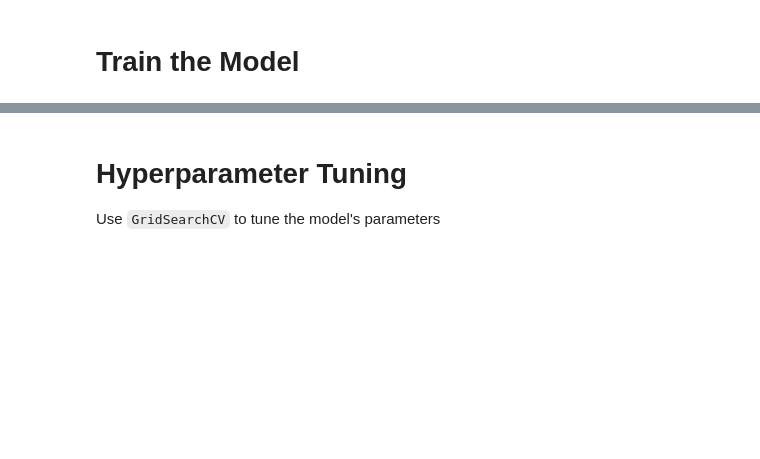
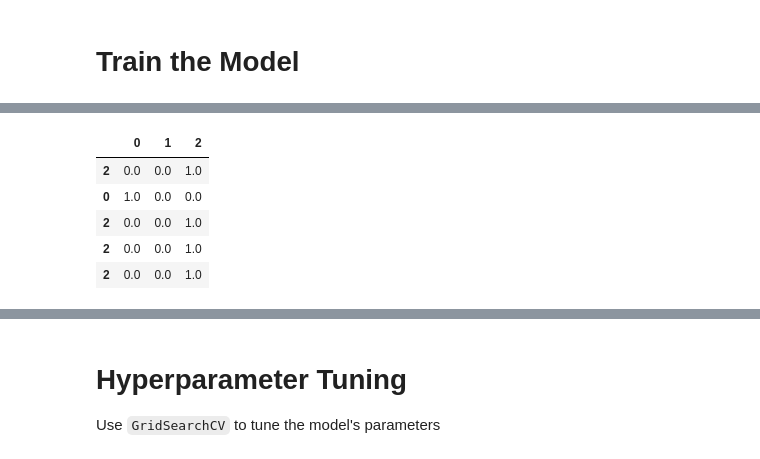
Before and after one commit to saurin33/machine_learning_challenge, a Jupyter notebook: starter_code/model_1.ipynb, the cells around one changed output, grey strips where cells are left out. Cells and saved outputs as stored; diff of their text form; code cells hidden in the pictures; blank space fills up the shorter version.

```diff
--- a/starter_code/model_1.ipynb
+++ b/starter_code/model_1.ipynb
@@ -125,0 +143,4 @@ y_train.shape
+# %%
+enc = OneHotEncoder(handle_unknown='ignore')
+# %%
+y_enc = enc.fit_transform(y_train_e).toarray()
@@ -126,2 +149,5 @@ y_train.shape
 # %% [markdown]
 # Train the Model
+# %%
+rf = RandomForestClassifier()
+rf.fit(X_train_scaled, y_enc)
@@ -127,0 +163,3 @@ y_train.shape
+# %%
+y_pred = rf.predict(X_test_scaled)
+y_pred
@@ -127,0 +174,10 @@ y_train.shape
+# %%
+pred_df = pd.DataFrame(y_pred, y_test_e)
+pred_df.head()
+# %% [output]
+|  | 0 | 1 | 2 |
+| 2 | 0.0 | 0.0 | 1.0 |
+| 0 | 1.0 | 0.0 | 0.0 |
+| 2 | 0.0 | 0.0 | 1.0 |
+| 2 | 0.0 | 0.0 | 1.0 |
+| 2 | 0.0 | 0.0 | 1.0 |
```
Also changed, not shown: parts of 12 cells of this notebook, 2 other files.
